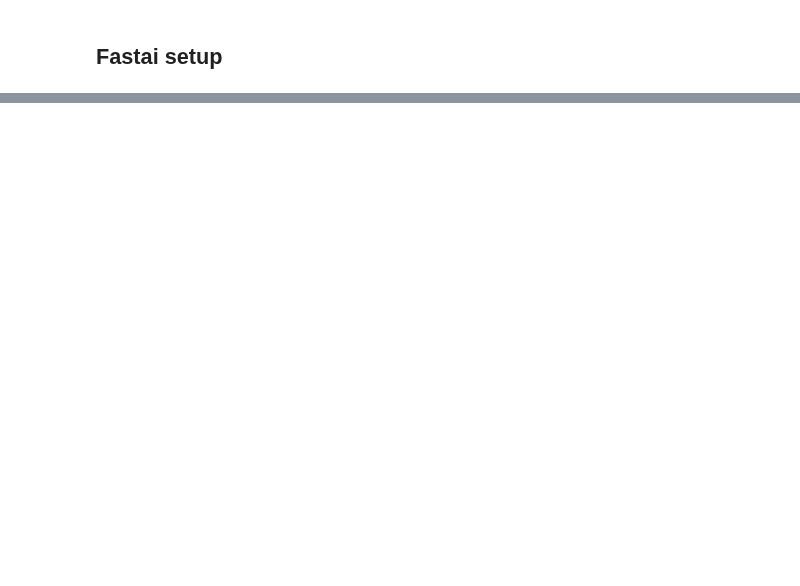
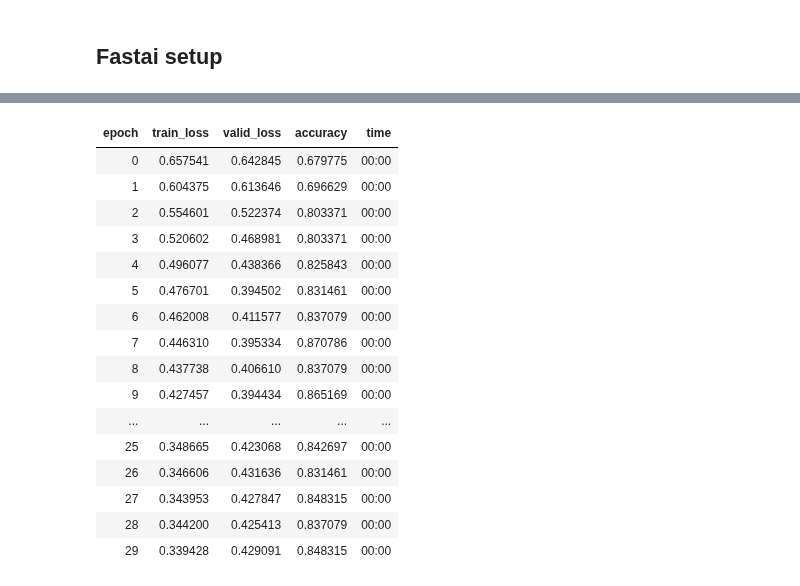
Before and after one commit to isa-ulisboa/greends-pml-2022-2023, a Jupyter notebook: fast_ai_titanic.ipynb, the cells around one changed output, grey strips where cells are left out. Drawn from its saved outputs; the diff is of its cells as text; code cells hidden in the pictures; blank space fills up the shorter version.

```diff
--- a/fast_ai_titanic.ipynb
+++ b/fast_ai_titanic.ipynb
@@ -66,2 +129,20 @@ SuggestedLRs(valley=0.0010000000474974513)
 # %%
-learn.fit(15, 1e-2)
+learn.fit(30, 1e-3)
+# %% [output]
+| epoch | train_loss | valid_loss | accuracy | time |
+| 0 | 0.657541 | 0.642845 | 0.679775 | 00:00 |
+| 1 | 0.604375 | 0.613646 | 0.696629 | 00:00 |
+| 2 | 0.554601 | 0.522374 | 0.803371 | 00:00 |
+| 3 | 0.520602 | 0.468981 | 0.803371 | 00:00 |
+| 4 | 0.496077 | 0.438366 | 0.825843 | 00:00 |
+| 5 | 0.476701 | 0.394502 | 0.831461 | 00:00 |
+| 6 | 0.462008 | 0.411577 | 0.837079 | 00:00 |
+| 7 | 0.446310 | 0.395334 | 0.870786 | 00:00 |
+| 8 | 0.437738 | 0.406610 | 0.837079 | 00:00 |
+| 9 | 0.427457 | 0.394434 | 0.865169 | 00:00 |
+| ... | ... | ... | ... | ... |
+| 25 | 0.348665 | 0.423068 | 0.842697 | 00:00 |
+| 26 | 0.346606 | 0.431636 | 0.831461 | 00:00 |
+| 27 | 0.343953 | 0.427847 | 0.848315 | 00:00 |
+| 28 | 0.344200 | 0.425413 | 0.837079 | 00:00 |
+| 29 | 0.339428 | 0.429091 | 0.848315 | 00:00 |
```
Also changed, not shown: parts of 18 cells of this notebook.
